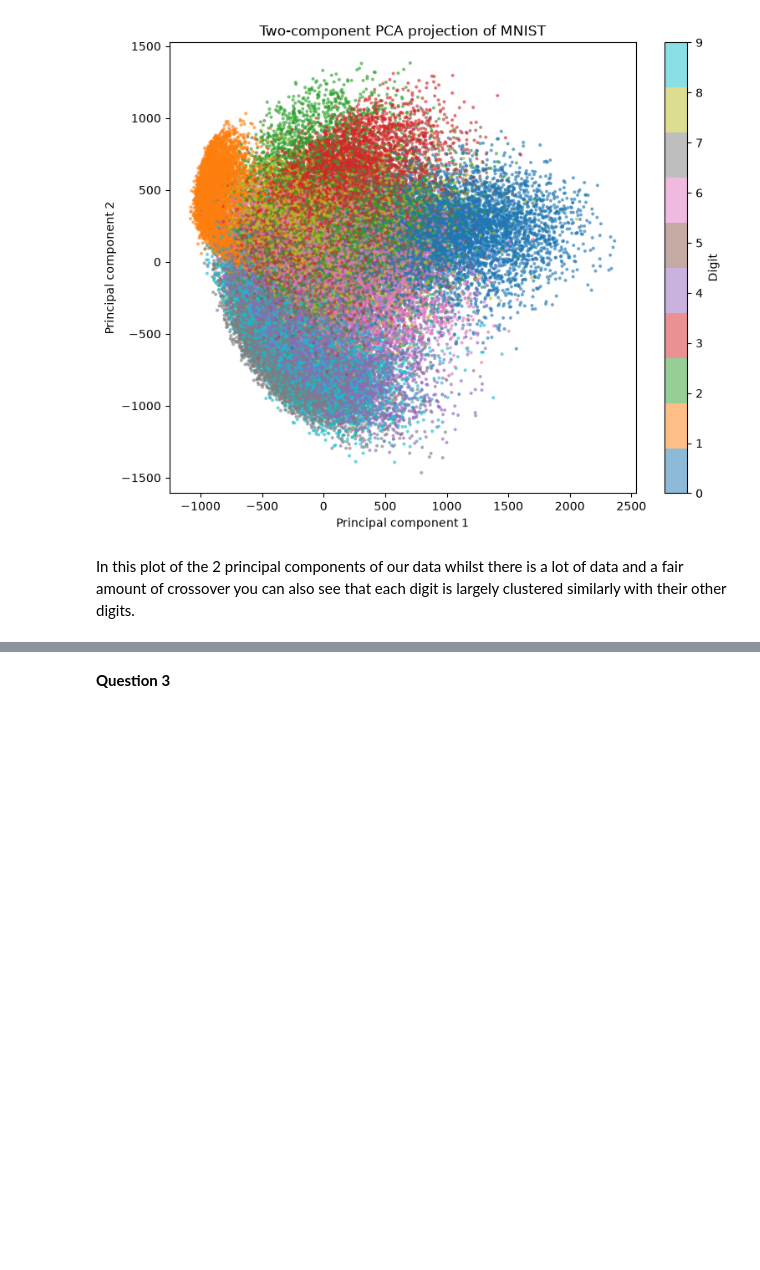
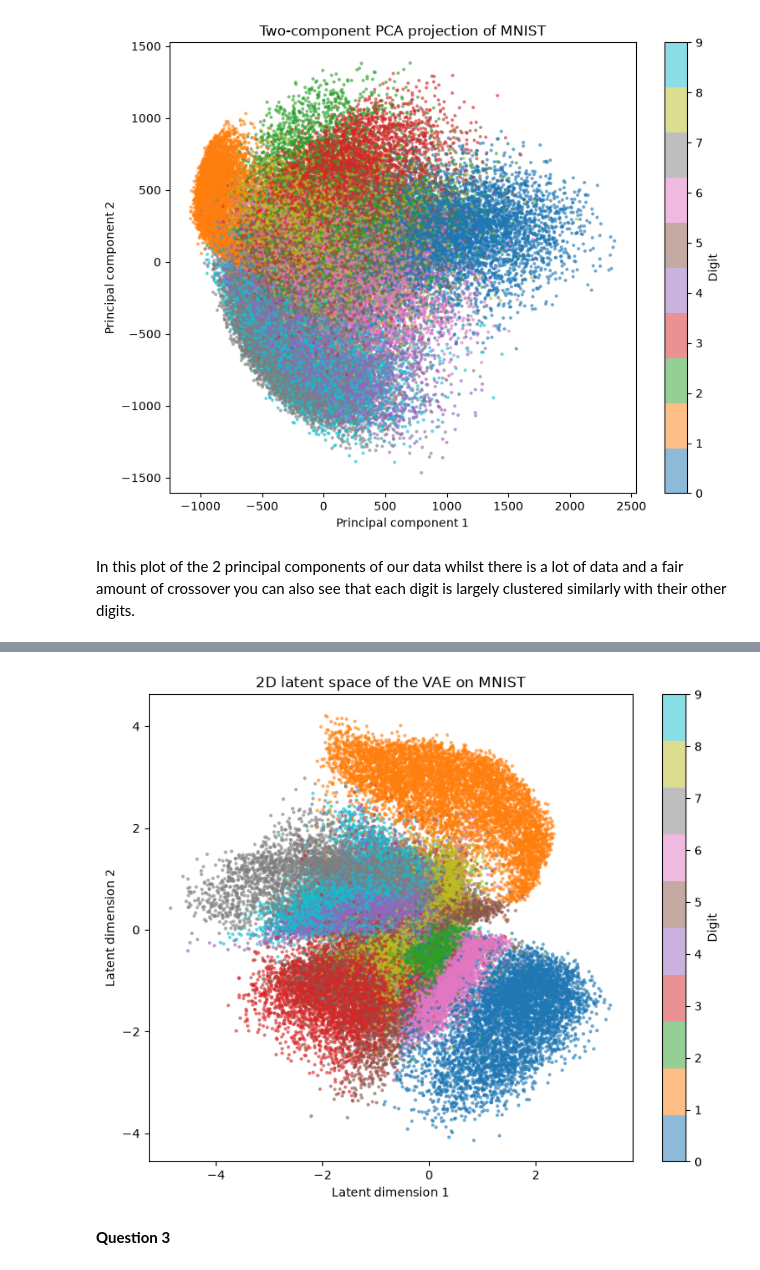
Before and after one commit to Otto-gits/Maths-of-AI, a Jupyter notebook: Assignment 2.ipynb, the cells around one changed output, grey strips where cells are left out. Saved outputs shown, nothing was run; the diff lists cells and outputs as text; code cells hidden in the pictures; blank space fills up the shorter version.

```diff
--- a/Assignment 2.ipynb
+++ b/Assignment 2.ipynb
@@ -90,0 +93,85 @@ Research a second dimension reduction technique (there are possibilities listed
+# %%
+
+X_VAE = dataset.data.float().reshape(len(dataset), -1) / 255.0
+
+latent_dim = 2
+
+class VAE(torch.nn.Module):
+    def __init__(self):
+        super().__init__()
+        self.encoder = torch.nn.Sequential(
+            torch.nn.Linear(784, 400),
+            torch.nn.ReLU()
+        )
+        self.mu_head = torch.nn.Linear(400, latent_dim)
+        self.logvar_head = torch.nn.Linear(400, latent_dim)
+
+        self.decoder = torch.nn.Sequential(
+            torch.nn.Linear(latent_dim, 400),
+            torch.nn.ReLU(),
+            torch.nn.Linear(400, 784),
+            torch.nn.Sigmoid()
+        )
+
+    def encode(self, x):
+        h = self.encoder(x)
+        mu = self.mu_head(h)
+        logvar = self.logvar_head(h)
+        return mu, logvar
+
+    def reparameterize(self, mu, logvar):
+        std = torch.exp(0.5 * logvar)
+        eps = torch.randn_like(std)
+        return mu + eps * std
+
+    def decode(self, z):
+        return self.decoder(z)
+
+    def forward(self, x):
+        mu, logvar = self.encode(x)
+        z = self.reparameterize(mu, logvar)
+        x_hat = self.decode(z)
+        return x_hat, mu, logvar
+
+def loss_function(recon_x, x, mu, logvar):
+    BCE = torch.nn.functional.binary_cross_entropy(recon_x, x, reduction='sum')
+    KLD = -0.5 * torch.sum(1 + logvar - mu.pow(2) - logvar.exp())
+    return BCE + KLD
+
+model = VAE()
+optimizer = optim.Adam(model.parameters(), lr=1e-3)
+
+loader = torch.utils.data.DataLoader(
+    X_VAE,
+    batch_size=128,
+    shuffle=True
+)
+
+for epoch in range(1, 11):
+    model.train()
+    total_loss = 0.0
+
+    for batch_x in loader:
+        optimizer.zero_grad()
+        recon, mu, logvar = model(batch_x)
+        loss = loss_function(recon, batch_x, mu, logvar)
+        loss.backward()
+        optimizer.step()
+        total_loss += loss.item()
+
+    print(f"Epoch {epoch}: loss = {total_loss / len(X_VAE):.4f}")
+
+with torch.no_grad():
+    mu, _ = model.encode(X_VAE)
+    z = mu.numpy()
+
+labels = dataset.targets.numpy()
+
+plt.figure(figsize=(9, 7))
+plt.scatter(z[:, 0], z[:, 1], c=labels, cmap="tab10", s=4, alpha=0.5)
+plt.colorbar(label="Digit")
+plt.xlabel("Latent dimension 1")
+plt.ylabel("Latent dimension 2")
+plt.title("2D latent space of the VAE on MNIST")
+plt.show()
+# %% [output]
@@ -91,3 +188,4 @@ Research a second dimension reduction technique (there are possibilities listed
+[figure, added]
 # %% [markdown]
 **Question 3**
 # %% [markdown]
```
Also changed, not shown: parts of 10 cells of this notebook.
